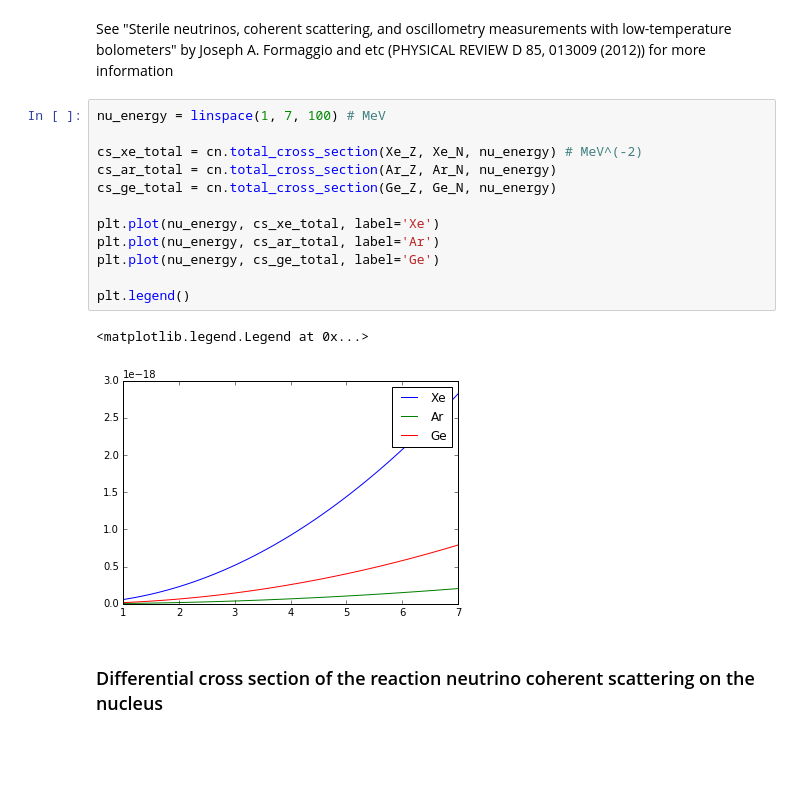
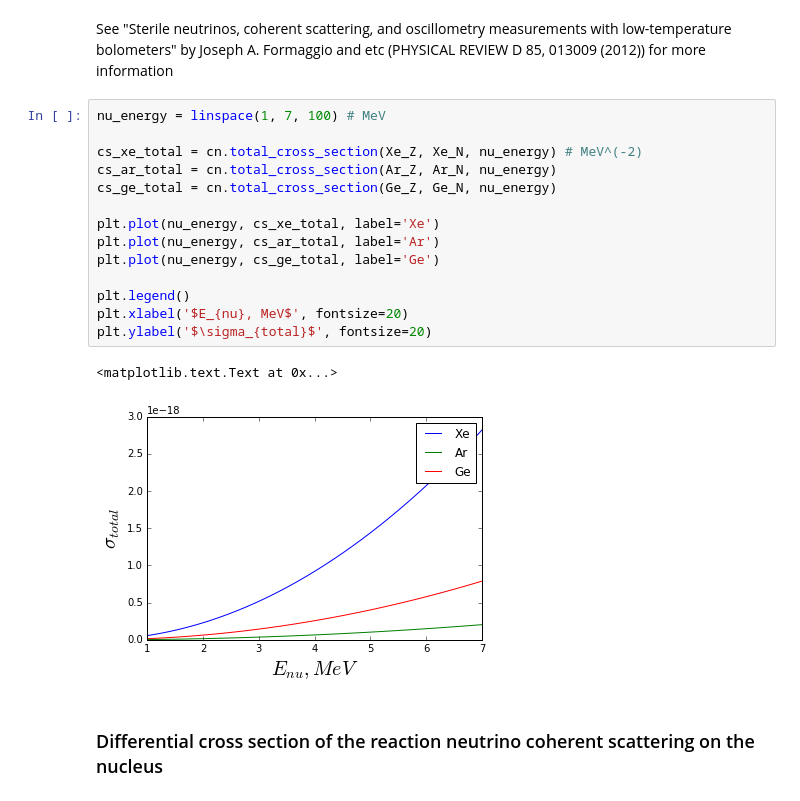
Before and after one commit to alisanozdrina/coherent_neutrino_scattering, a Jupyter notebook: vis/cross_sections_plots.ipynb, the cells around one changed output. Saved outputs shown, nothing was run; the diff lists cells and outputs as text; blank space fills up the shorter version.

Commit message:
ADDED labels to plots in the jupyter file

```diff
--- a/vis/cross_sections_plots.ipynb
+++ b/vis/cross_sections_plots.ipynb
@@ -30,18 +30,20 @@ See "Sterile neutrinos, coherent scattering, and oscillometry measurements with
 # %%
 nu_energy = linspace(1, 7, 100) # MeV
 
 cs_xe_total = cn.total_cross_section(Xe_Z, Xe_N, nu_energy) # MeV^(-2)
 cs_ar_total = cn.total_cross_section(Ar_Z, Ar_N, nu_energy)
 cs_ge_total = cn.total_cross_section(Ge_Z, Ge_N, nu_energy)
 
 plt.plot(nu_energy, cs_xe_total, label='Xe')
 plt.plot(nu_energy, cs_ar_total, label='Ar')
 plt.plot(nu_energy, cs_ge_total, label='Ge')
 
 plt.legend()
+plt.xlabel('$E_{nu}, MeV$', fontsize=20)
+plt.ylabel('$\sigma_{total}$', fontsize=20)
 # %% [output]
-<matplotlib.legend.Legend at 0x...>
+<matplotlib.text.Text at 0x...>
-[figure, old version]
+[figure, new version]
 # %% [markdown]
 ### Differential cross section of the reaction neutrino coherent scattering on the nucleus
 # %% [markdown]
```
Also changed, not shown: parts of 3 cells of this notebook.
